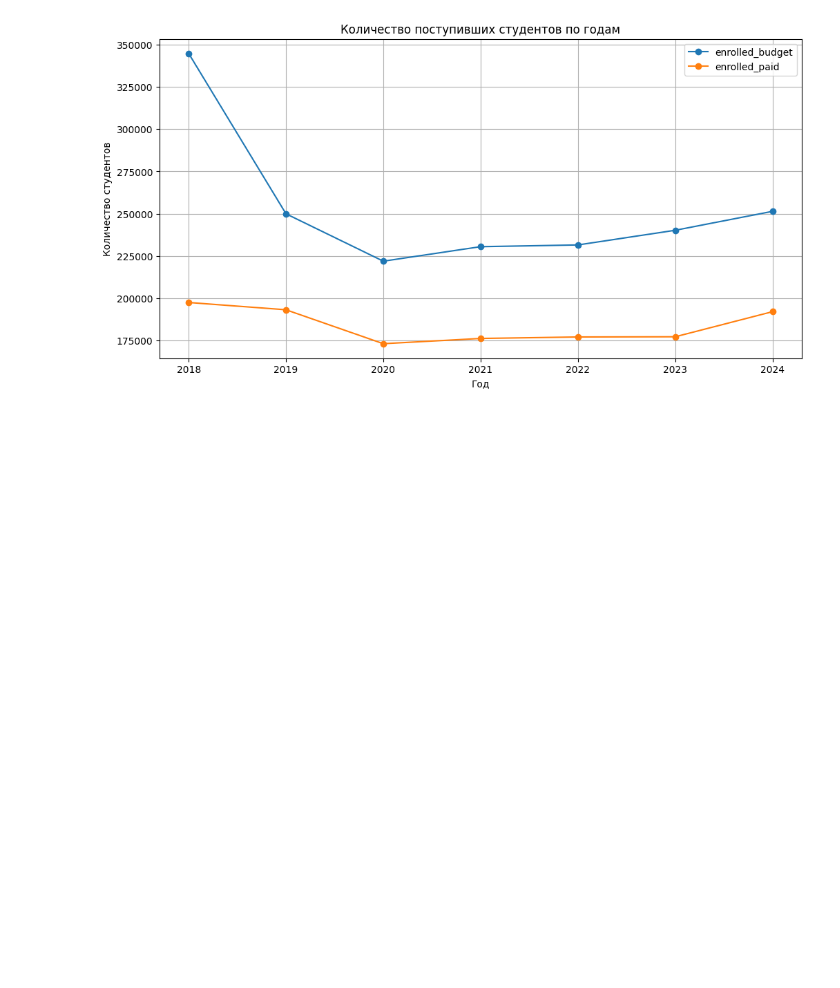
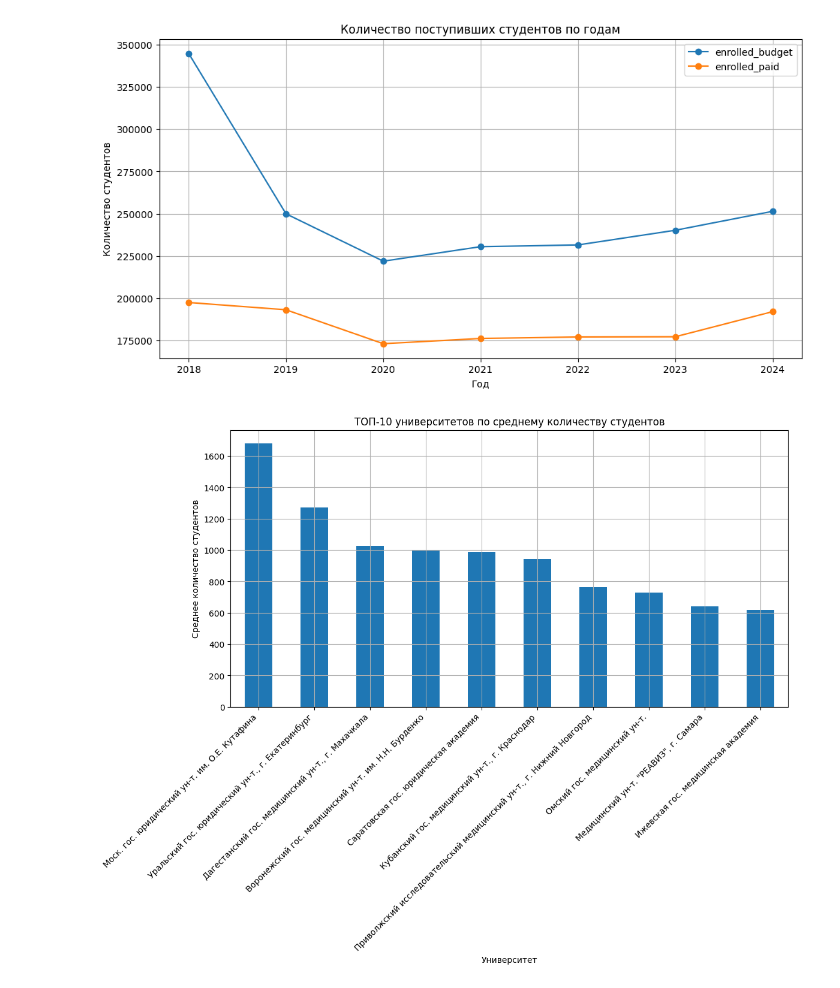
Before and after one commit to soggetto-ventuno/Qualifying_work, a Jupyter notebook: clean_and_prepare_data.ipynb, the cells around one changed output. Saved outputs shown, nothing was run; the diff lists cells and outputs as text; code cells hidden in the pictures; blank space fills up the shorter version.

Commit message:
mean students count (top-10 universities)

```diff
--- a/clean_and_prepare_data.ipynb
+++ b/clean_and_prepare_data.ipynb
@@ -381,3 +381,15 @@ plt.grid(True)
 plt.show()
 # %% [output]
 [figure]
+# %%
+# 4. ТОП-10 университетов по среднему количеству студентов
+top_universities = df.groupby('university')[['enrolled_budget', 'enrolled_paid']].mean().sum(axis=1).sort_values(ascending=False).head(10)
+top_universities.plot(kind='bar')
+plt.title('ТОП-10 университетов по среднему количеству студентов')
+plt.ylabel('Среднее количество студентов')
+plt.xlabel('Университет')
+plt.xticks(rotation=45, ha='right')
+plt.grid(True)
+plt.show()
+# %% [output]
+[figure, added]
```
